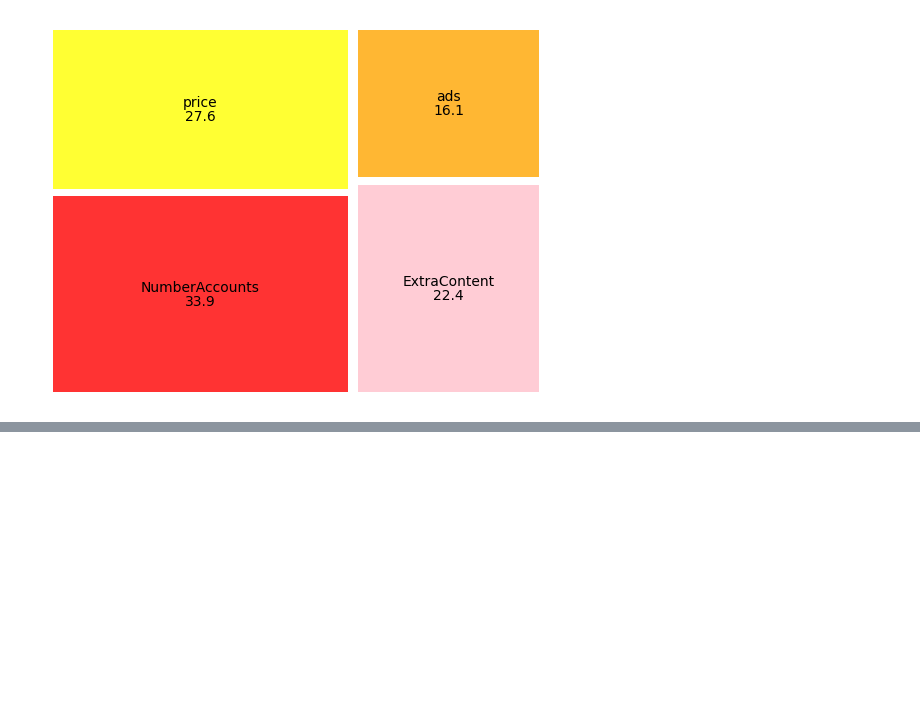
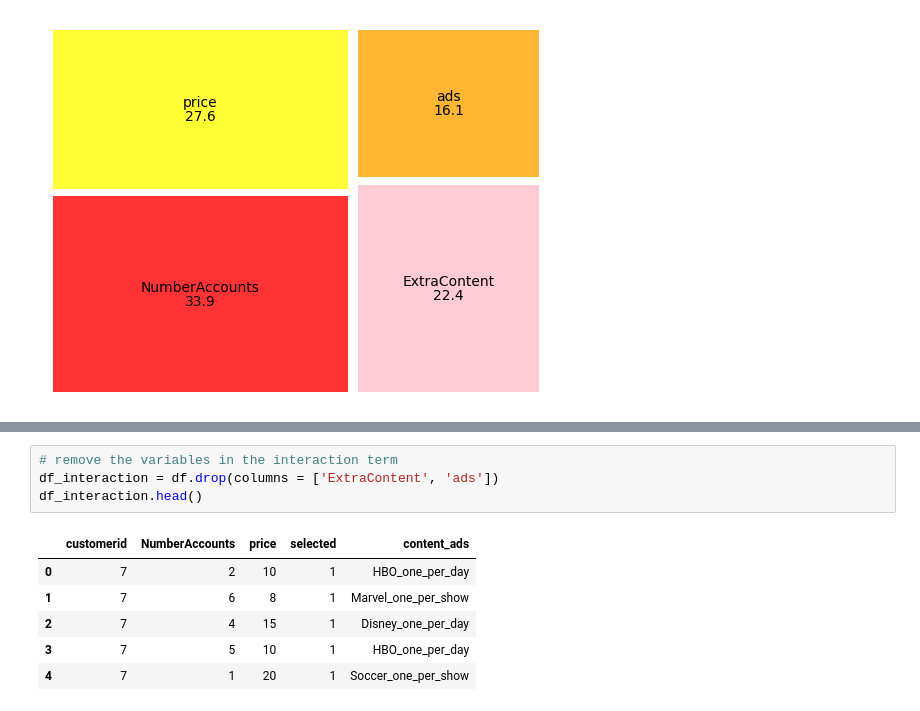
Before and after one commit to jeremysb1/conjoint-analysis, a Jupyter notebook: cbc.ipynb, the cells around one changed output, grey strips where cells are left out. Cells and saved outputs as stored; diff of their text form; blank space fills up the shorter version.

```diff
--- a/cbc.ipynb
+++ b/cbc.ipynb
@@ -282,0 +296,11 @@ plt.show()
+# %%
+# remove the variables in the interaction term
+df_interaction = df.drop(columns = ['ExtraContent', 'ads'])
+df_interaction.head()
+# %% [output]
+|  | customerid | NumberAccounts | price | selected | content_ads |
+| 0 | 7 | 2 | 10 | 1 | HBO_one_per_day |
+| 1 | 7 | 6 | 8 | 1 | Marvel_one_per_show |
+| 2 | 7 | 4 | 15 | 1 | Disney_one_per_day |
+| 3 | 7 | 5 | 10 | 1 | HBO_one_per_day |
+| 4 | 7 | 1 | 20 | 1 | Soccer_one_per_show |
```
Also changed, not shown: parts of 6 cells of this notebook.
